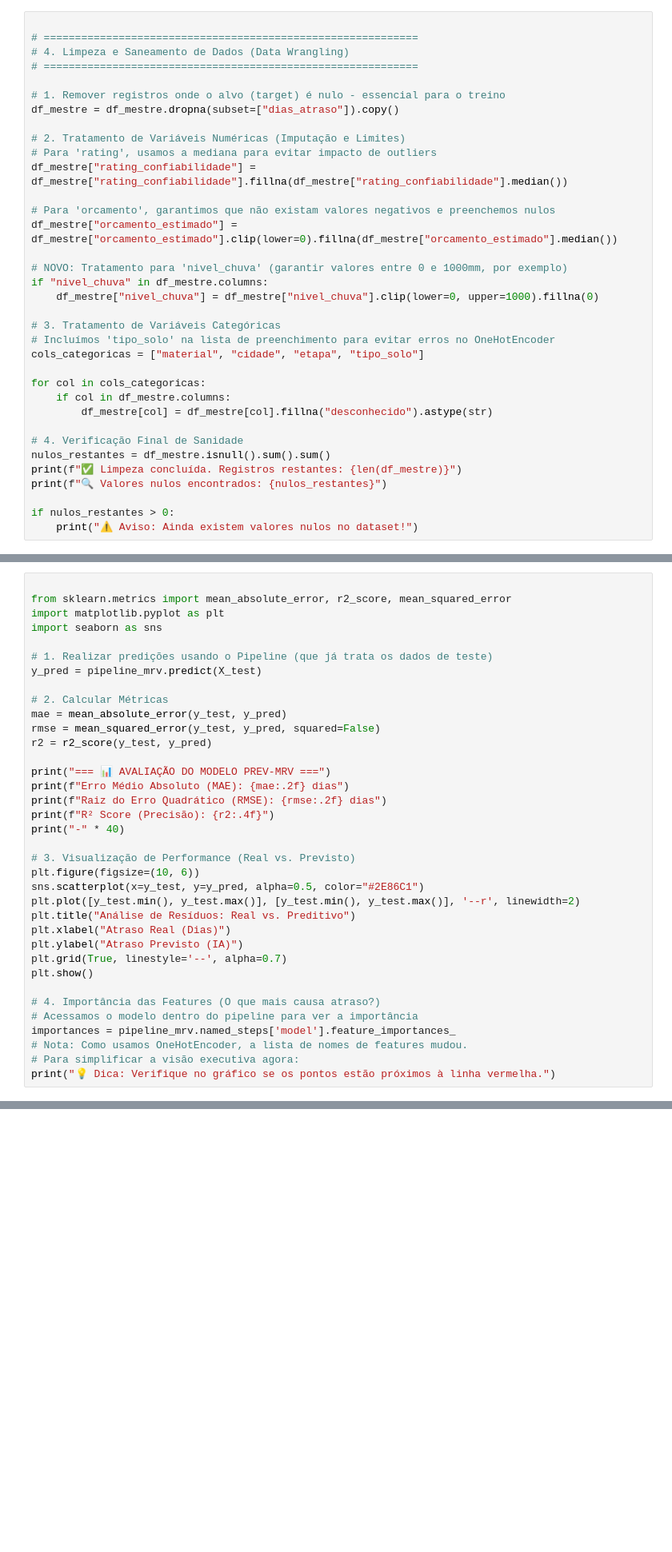
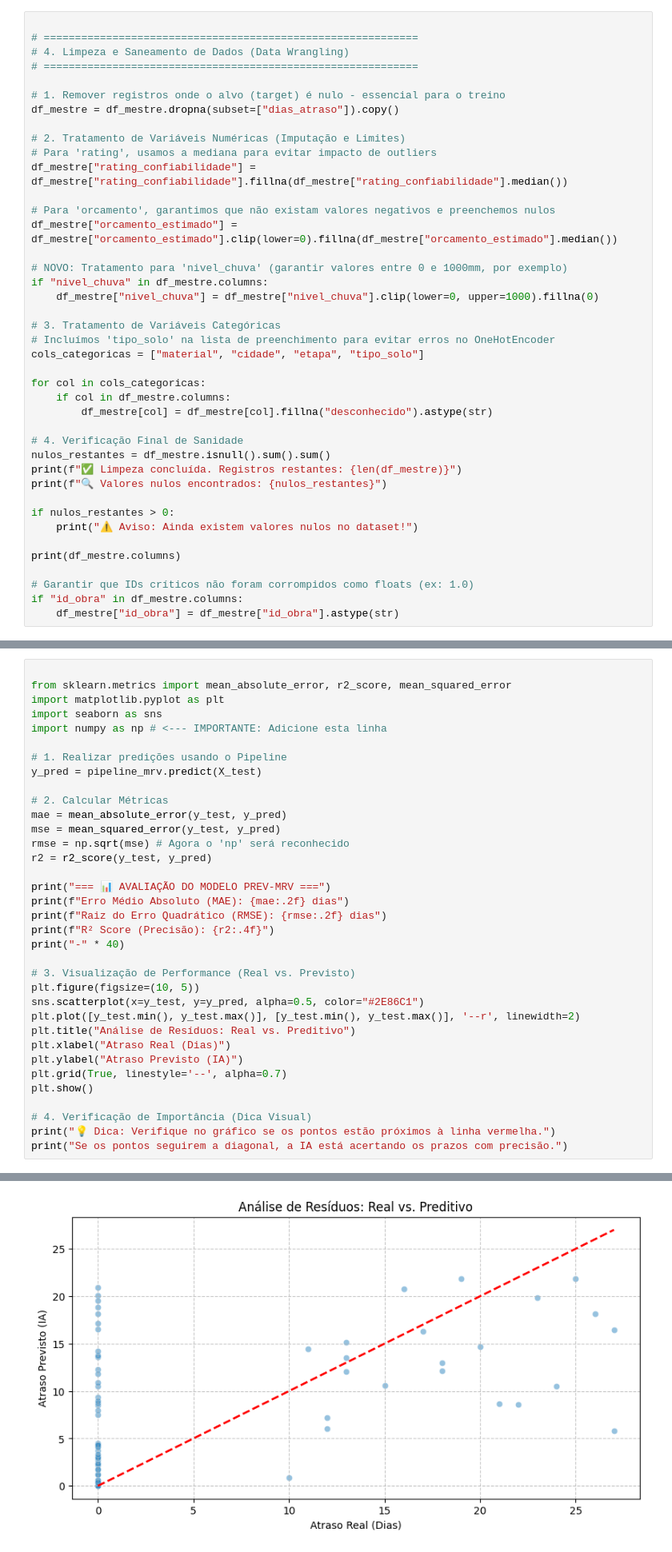
Before and after one commit to Santosdevbjj/analiseRiscosAtrasoObras, a Jupyter notebook: Notebooks/02_modelagem_preditiva.ipynb, the cells around one changed output, grey strips where cells are left out. Shown at 80% size. Saved outputs shown, nothing was run; the diff lists cells and outputs as text; blank space fills up the shorter version.

```diff
--- a/Notebooks/02_modelagem_preditiva.ipynb
+++ b/Notebooks/02_modelagem_preditiva.ipynb
@@ -226,6 +237,12 @@ print(f"🔍 Valores nulos encontrados: {nulos_restantes}")
 
 if nulos_restantes > 0:
     print("⚠️ Aviso: Ainda existem valores nulos no dataset!")
+
+print(df_mestre.columns)
+
+# Garantir que IDs críticos não foram corrompidos como floats (ex: 1.0)
+if "id_obra" in df_mestre.columns:
+    df_mestre["id_obra"] = df_mestre["id_obra"].astype(str)
 # %% [output]
 ✅ Limpeza concluída. Registros restantes: 350
 🔍 Valores nulos encontrados: 0
@@ -349,13 +390,15 @@ print(f"💾 Pipeline exportado com sucesso para: {model_filename}")
 from sklearn.metrics import mean_absolute_error, r2_score, mean_squared_error
 import matplotlib.pyplot as plt
 import seaborn as sns
+import numpy as np # <--- IMPORTANTE: Adicione esta linha
 
-# 1. Realizar predições usando o Pipeline (que já trata os dados de teste)
+# 1. Realizar predições usando o Pipeline
 y_pred = pipeline_mrv.predict(X_test)
 
 # 2. Calcular Métricas
 mae = mean_absolute_error(y_test, y_pred)
-rmse = mean_squared_error(y_test, y_pred, squared=False)
+mse = mean_squared_error(y_test, y_pred)
+rmse = np.sqrt(mse) # Agora o 'np' será reconhecido
 r2 = r2_score(y_test, y_pred)
 
 print("=== 📊 AVALIAÇÃO DO MODELO PREV-MRV ===")
@@ -365,7 +408,7 @@ print(f"R² Score (Precisão): {r2:.4f}")
 print("-" * 40)
 
 # 3. Visualização de Performance (Real vs. Previsto)
-plt.figure(figsize=(10, 6))
+plt.figure(figsize=(10, 5))
 sns.scatterplot(x=y_test, y=y_pred, alpha=0.5, color="#2E86C1")
 plt.plot([y_test.min(), y_test.max()], [y_test.min(), y_test.max()], '--r', linewidth=2)
 plt.title("Análise de Resíduos: Real vs. Preditivo")
@@ -374,9 +417,7 @@ plt.ylabel("Atraso Previsto (IA)")
 plt.grid(True, linestyle='--', alpha=0.7)
 plt.show()
 
-# 4. Importância das Features (O que mais causa atraso?)
-# Acessamos o modelo dentro do pipeline para ver a importância
-importances = pipeline_mrv.named_steps['model'].feature_importances_
-# Nota: Como usamos OneHotEncoder, a lista de nomes de features mudou.
-# Para simplificar a visão executiva agora:
+# 4. Verificação de Importância (Dica Visual)
 print("💡 Dica: Verifique no gráfico se os pontos estão próximos à linha vermelha.")
+print("Se os pontos seguirem a diagonal, a IA está acertando os prazos com precisão.")
+# %% [output]
@@ -382,0 +429 @@ print("💡 Dica: Verifique no gráfico se os pontos estão próximos à linha v
+[figure, added]
```
Also changed, not shown: parts of 19 cells of this notebook.
